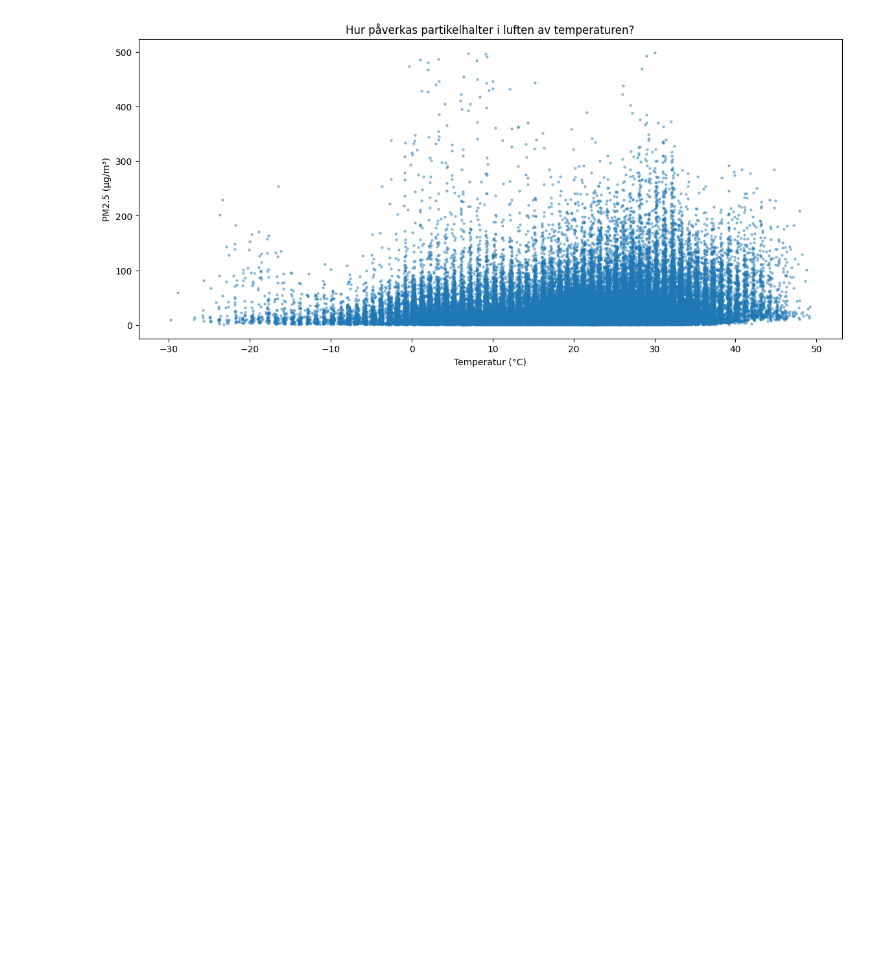
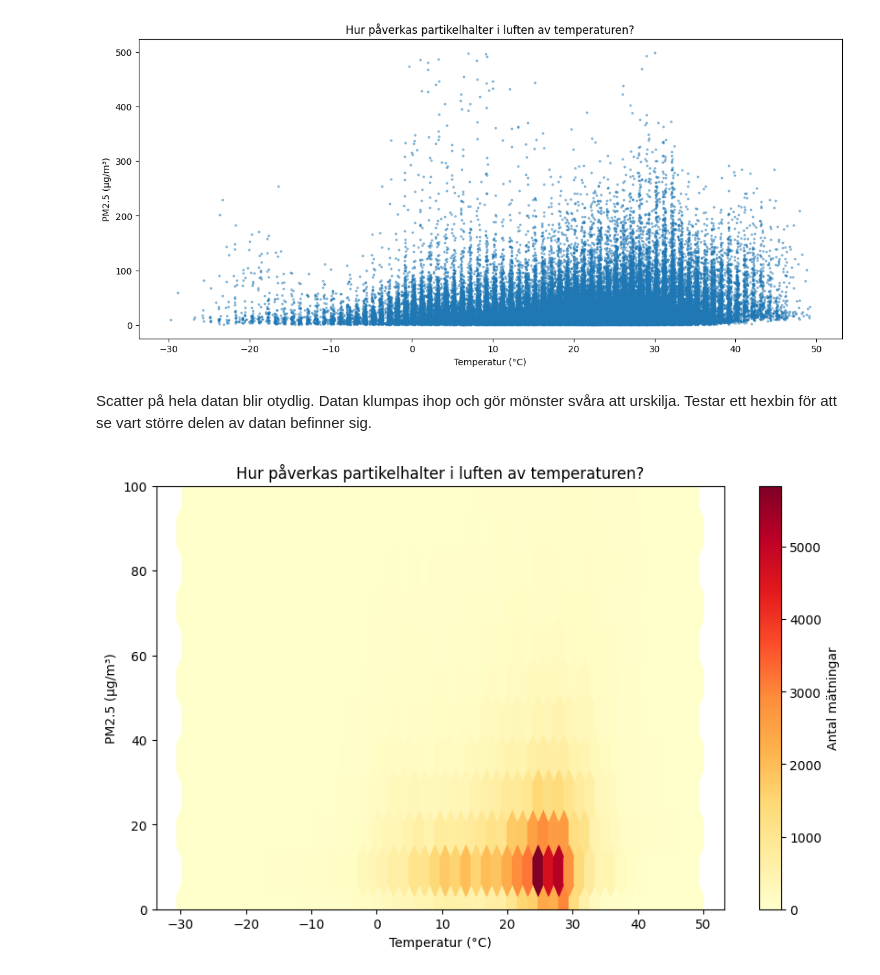
Before and after one commit to NonSentientExistence/Ai_KK_1, a Jupyter notebook: notebook.ipynb, the cells around one changed output. Saved outputs shown, nothing was run; the diff lists cells and outputs as text; code cells hidden in the pictures; blank space fills up the shorter version.

```diff
--- a/notebook.ipynb
+++ b/notebook.ipynb
@@ -228,3 +228,25 @@ ax.scatter(
 plt.show()
 # %% [output]
 [figure]
+# %% [markdown]
+Scatter på hela datan blir otydlig. Datan klumpas ihop och gör mönster svåra att urskilja. Testar ett hexbin för att se vart större delen av datan befinner sig.
+# %%
+fig, ax = plt.subplots(figsize=(10, 6))
+
+ax.set_title("Hur påverkas partikelhalter i luften av temperaturen?")
+ax.set_xlabel("Temperatur (°C)")
+ax.set_ylabel("PM2.5 (µg/m³)")
+ax.set_ylim(0, 100)
+
+ax.hexbin(
+    df_clean["temperature_celsius"],
+    df_clean["air_quality_PM2.5"],
+    gridsize=50,
+    cmap="YlOrRd"
+)
+
+
+plt.colorbar(ax.collections[0], ax=ax, label="Antal mätningar")
+plt.show()
+# %% [output]
+[figure, added]
```
Also changed, not shown: parts of 14 cells of this notebook.
